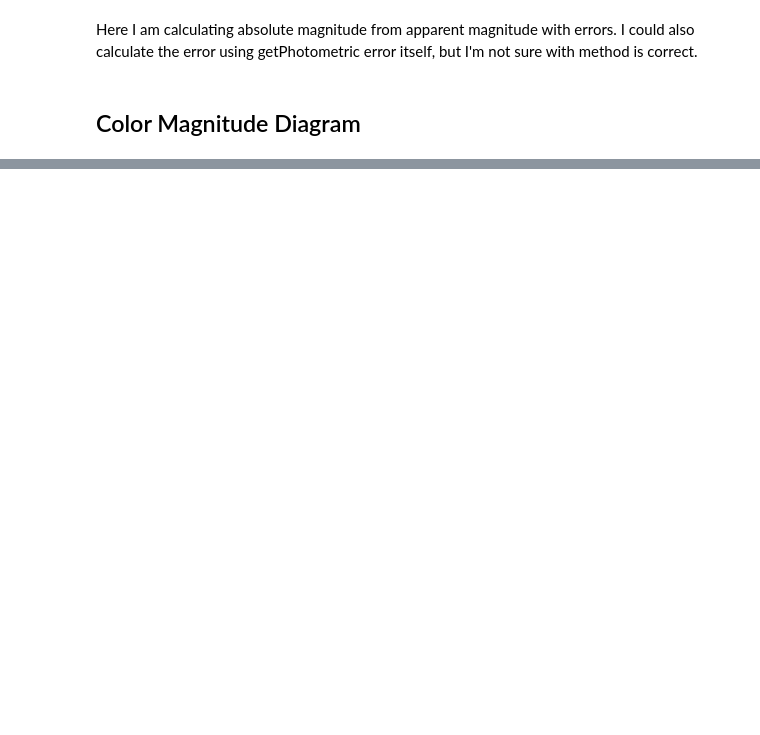
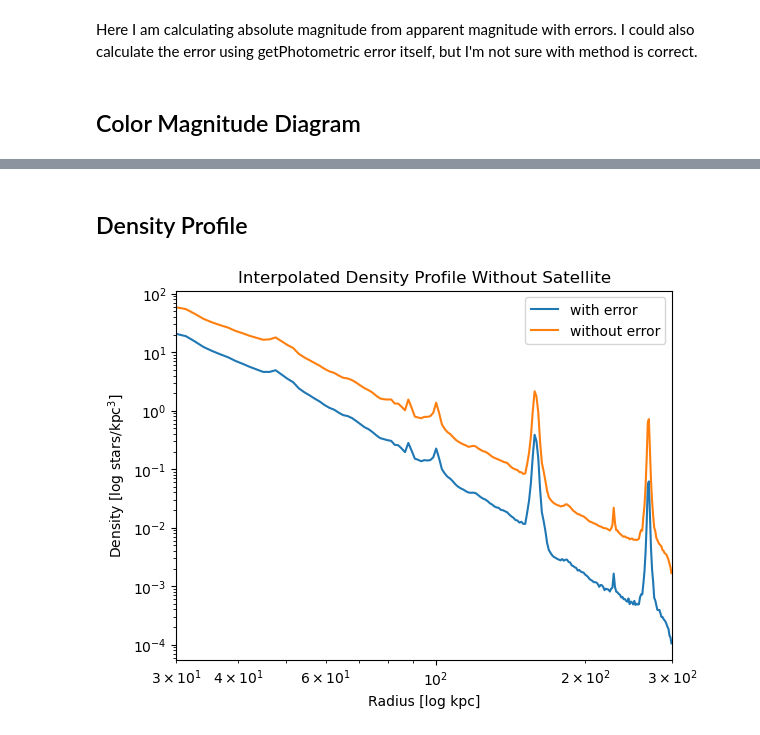
Before and after one commit to aeden2019/rubin_mw_mocks, a Jupyter notebook: src/analysis/error_plots.ipynb, the cells around one changed output, grey strips where cells are left out. Saved outputs shown, nothing was run; the diff lists cells and outputs as text; code cells hidden in the pictures; blank space fills up the shorter version.

```diff
--- a/src/analysis/error_plots.ipynb
+++ b/src/analysis/error_plots.ipynb
@@ -147,0 +163,27 @@ getPlots.colormagplot(g_minus_r_sat_err, g_mag_sat_err)
+# %% [markdown]
+## Density Profile
+# %%
+# Extract distance
+anankeRadialSat = survey_sat.rad.to_numpy()
+anankeRadialSatErr = anankeRadialSat[mask]
+# %%
+# Calculate density parameters
+anankeEdgesSat, anankeDensitySat = getPlots.densityParams(anankeRadialSat, bins=200, rmin=rmin, rmax=rmax)
+anankeEdgesSatErr, anankeDensitySatErr = getPlots.densityParams(anankeRadialSatErr, bins=200, rmin=rmin, rmax=rmax)
+# %%
+# Apply interpolation to each dataset
+ananke_x_interp_sat, ananke_y_interp_sat = getPlots.interpolate_density(anankeEdgesSat[:-1], anankeDensitySat)
+ananke_x_interp_sat_err, ananke_y_interp_sat_err = getPlots.interpolate_density(anankeEdgesSatErr[:-1], anankeDensitySatErr)
+# %%
+# Plot the density profile with interpolated values
+fig, ax = plt.subplots()
+ax.loglog(ananke_x_interp_sat_err, ananke_y_interp_sat_err, label='with error')
+ax.loglog(ananke_x_interp_sat, ananke_y_interp_sat, label='without error')
+ax.set_xlabel('Radius [log kpc]')
+ax.set_ylabel('Density [log stars/kpc$^3$]')
+ax.set_xlim(rmin, rmax)
+ax.legend()
+plt.title('Interpolated Density Profile Without Satellite')
+plt.show()
+# %% [output]
+[figure, added]
```
Also changed, not shown: parts of 12 cells of this notebook, 3 other files.
